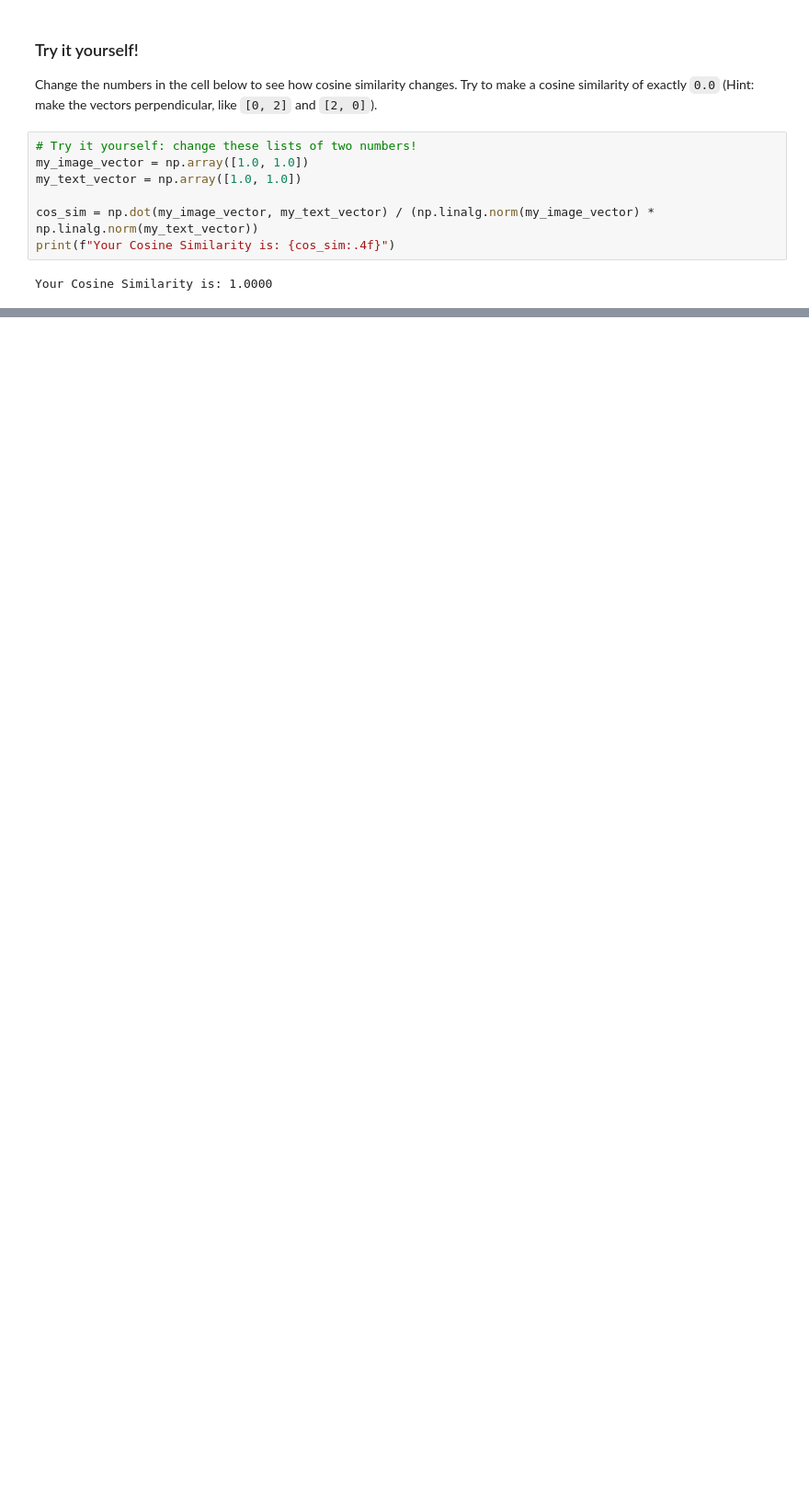
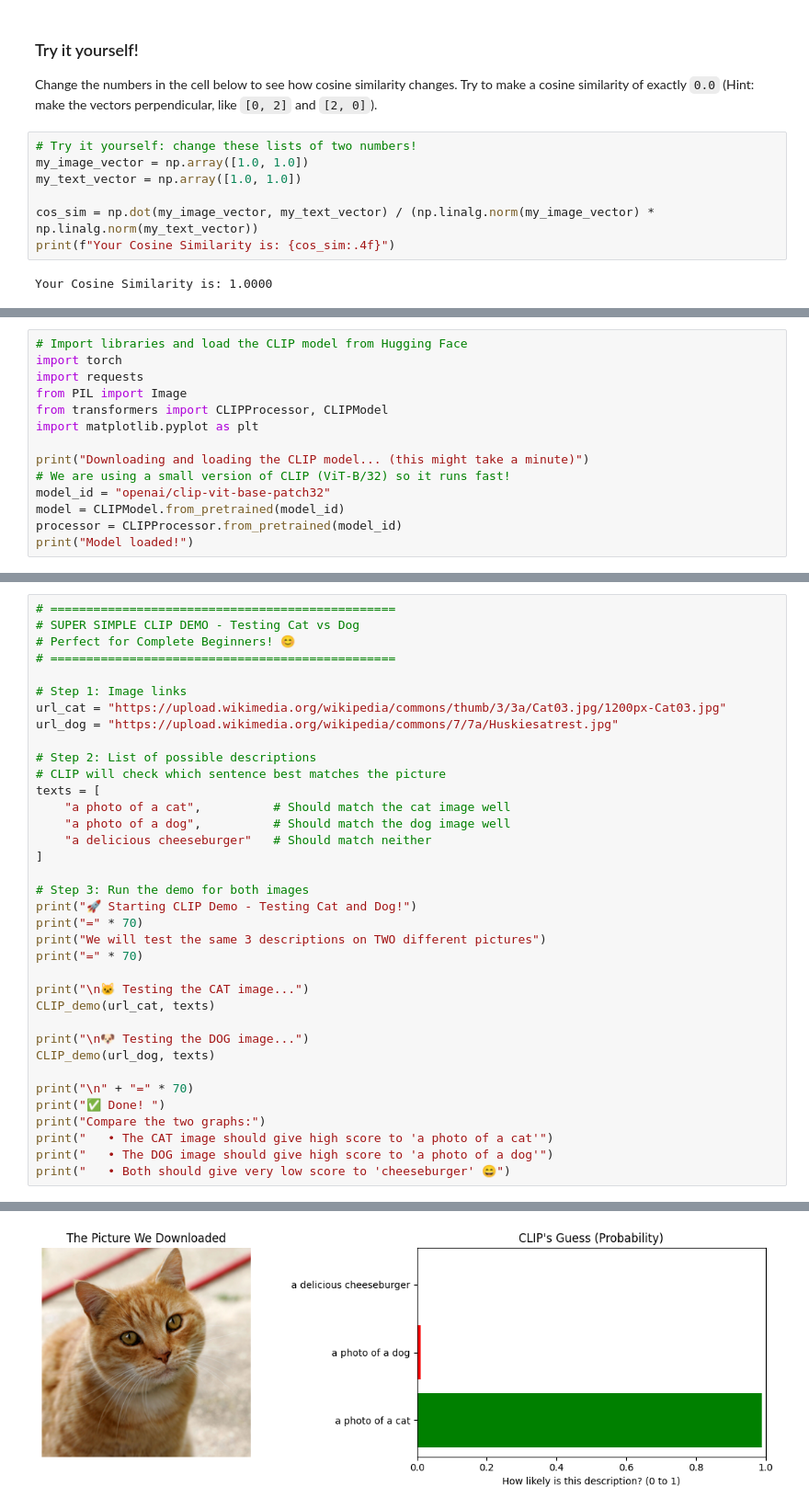
Before and after one commit to JoeChan852852/RAG, a Jupyter notebook: VLM.ipynb, the cells around one changed output, grey strips where cells are left out. Shown at 92% size. Cells and saved outputs as stored; diff of their text form; blank space fills up the shorter version.

```diff
--- a/VLM.ipynb
+++ b/VLM.ipynb
@@ -112,0 +125,14 @@ Your Cosine Similarity is: 1.0000
+# %%
+# Import libraries and load the CLIP model from Hugging Face
+import torch
+import requests
+from PIL import Image
+from transformers import CLIPProcessor, CLIPModel
+import matplotlib.pyplot as plt
+
+print("Downloading and loading the CLIP model... (this might take a minute)")
+# We are using a small version of CLIP (ViT-B/32) so it runs fast!
+model_id = "openai/clip-vit-base-patch32"
+model = CLIPModel.from_pretrained(model_id)
+processor = CLIPProcessor.from_pretrained(model_id)
+print("Model loaded!")
@@ -112,0 +215,37 @@ Your Cosine Similarity is: 1.0000
+# %%
+# ================================================
+# SUPER SIMPLE CLIP DEMO - Testing Cat vs Dog
+# Perfect for Complete Beginners! 😊
+# ================================================
+
+# Step 1: Image links
+url_cat = "https://upload.wikimedia.org/wikipedia/commons/thumb/3/3a/Cat03.jpg/1200px-Cat03.jpg"
+url_dog = "https://upload.wikimedia.org/wikipedia/commons/7/7a/Huskiesatrest.jpg"
+
+# Step 2: List of possible descriptions
+# CLIP will check which sentence best matches the picture
+texts = [
+    "a photo of a cat",          # Should match the cat image well
+    "a photo of a dog",          # Should match the dog image well
+    "a delicious cheeseburger"   # Should match neither
+]
+
+# Step 3: Run the demo for both images
+print("🚀 Starting CLIP Demo - Testing Cat and Dog!")
+print("=" * 70)
+print("We will test the same 3 descriptions on TWO different pictures")
+print("=" * 70)
+
+print("\n🐱 Testing the CAT image...")
+CLIP_demo(url_cat, texts)
+
+print("\n🐶 Testing the DOG image...")
+CLIP_demo(url_dog, texts)
+
+print("\n" + "=" * 70)
+print("✅ Done! ")
+print("Compare the two graphs:")
+print("   • The CAT image should give high score to 'a photo of a cat'")
+print("   • The DOG image should give high score to 'a photo of a dog'")
+print("   • Both should give very low score to 'cheeseburger' 😄")
+# %% [output]
@@ -112,0 +261 @@ Your Cosine Similarity is: 1.0000
+[figure, added]
```
Also changed, not shown: parts of 16 cells of this notebook.
